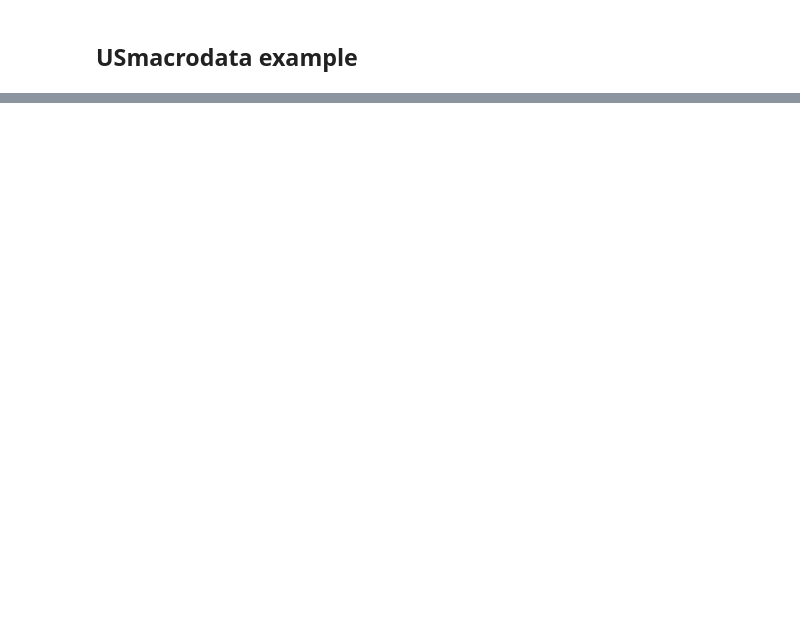
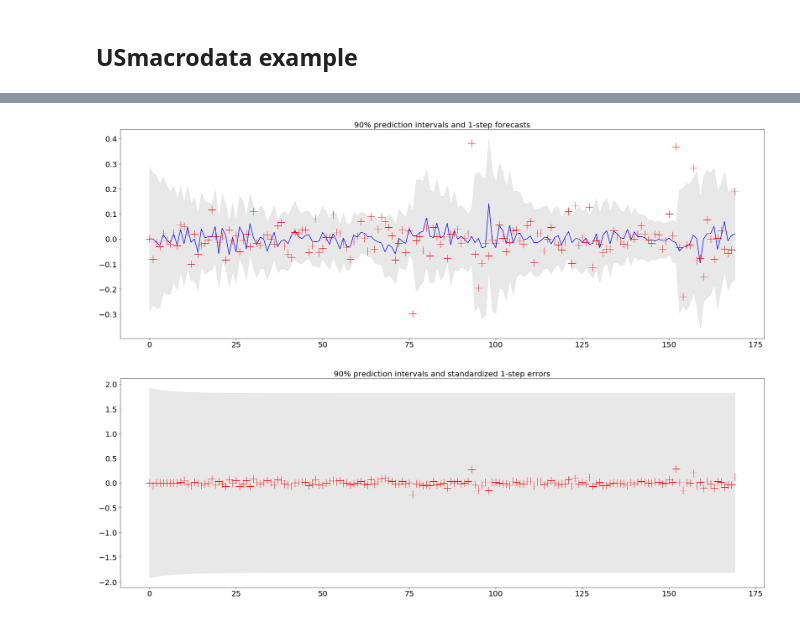
Before and after one commit to TunChiehHsu/Univariate_DLM, a Jupyter notebook: Univariate_dlm.ipynb, the cells around one changed output, grey strips where cells are left out. Cells and saved outputs as stored; diff of their text form; code cells hidden in the pictures; blank space fills up the shorter version.

```diff
--- a/Univariate_dlm.ipynb
+++ b/Univariate_dlm.ipynb
@@ -440,2 +471,32 @@ max(list(index.values())[i-1])
+# %%
+def plot_1_step(dlm_object,p):
+    sq=scipy.stats.t.ppf(p,dlm_object.snu);
+
+    h= np.multiply(sqrt(dlm_object.sQ),sq)
+
+    higher = dlm_object.sf + h
+    lower = dlm_object.sf - h
+    plt.figure(figsize=(30,10))
+    plt.fill_between(range(higher.shape[1]),higher.flatten().tolist(),lower.flatten().tolist(),
+                     color='lightgray', alpha=0.5);
+    plt.plot(transpose(dlm_object.sf), color = 'blue')
+    plt.plot(transpose(Y),  'r+', markersize=20)
+    plt.title('90% prediction intervals and 1-step forecasts',fontsize = 20)
+    plt.tick_params(labelsize=20)
+
+    high_sq = sq
+    low_sq = -sq
+    plt.figure(figsize=(30,10))
+    plt.fill_between(range(higher.shape[1]),high_sq.flatten().tolist(),low_sq.flatten().tolist(),
+                     color='lightgray', alpha=0.5);
+    std = np.multiply(Y - dlm_object.sf, np.sqrt(1/sq))
+    plt.plot(transpose(std),'r+',markersize=20);
+    plt.title('90% prediction intervals and standardized 1-step errors',fontsize = 20);
+    plt.tick_params(labelsize=20)
+# %%
+plot_1_step(temp,0.95)
+# %% [output]
+[figure, added]
+[figure, added]
 # %%
 # %% [output]
```
Also changed, not shown: parts of 45 cells of this notebook.
